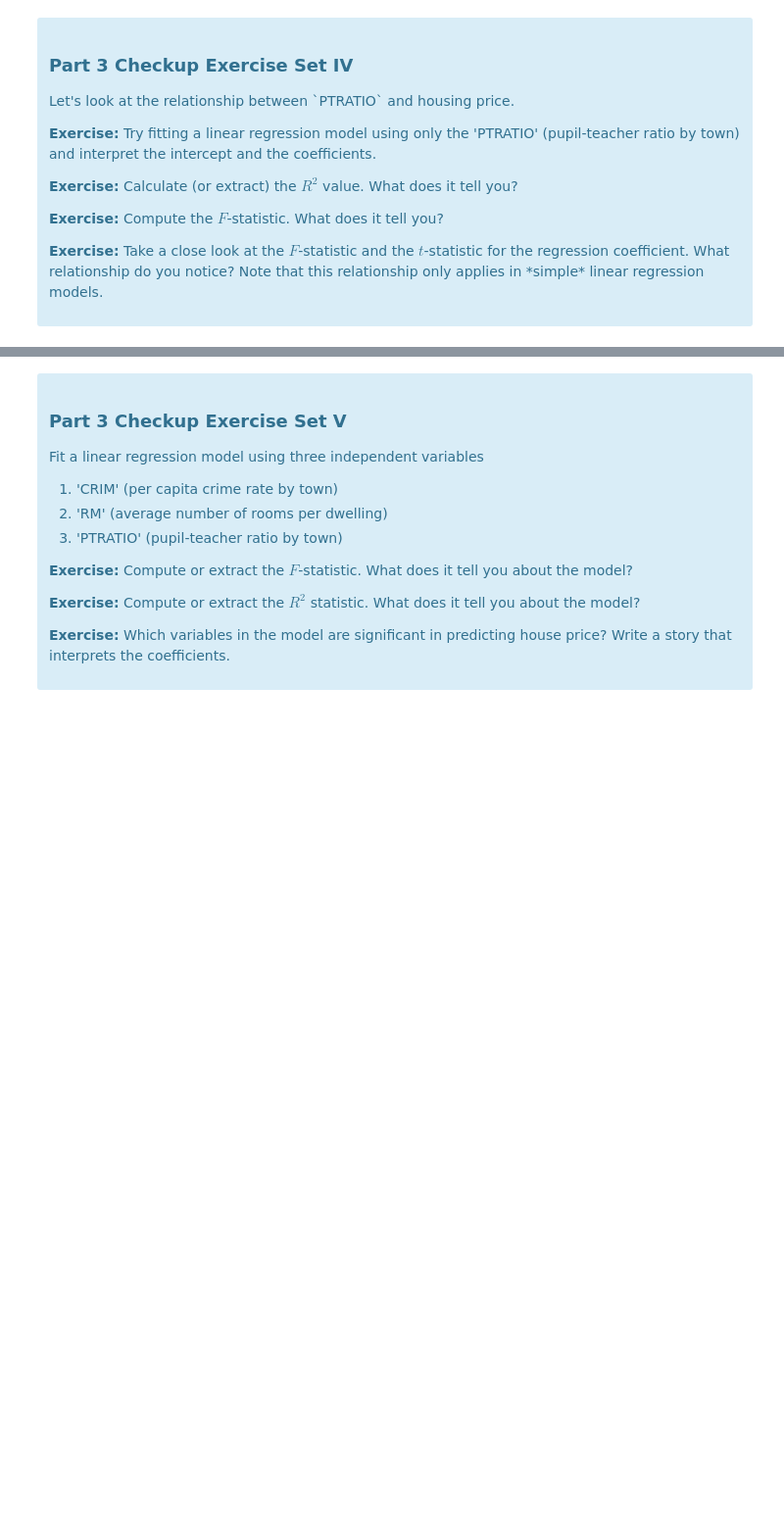
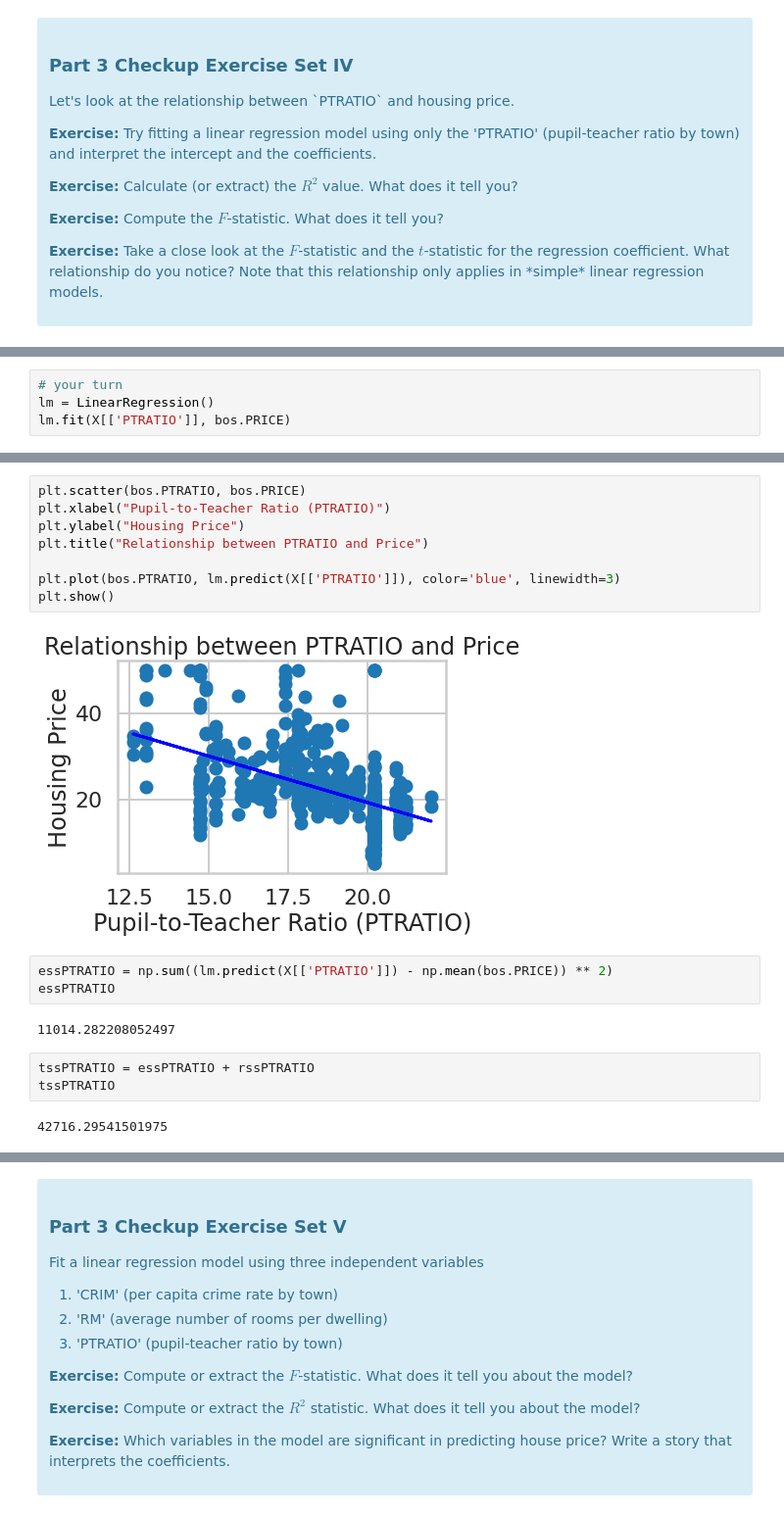
Before and after one commit to villafue/Python_Statistics, a Jupyter notebook: Boston_Mini_Project_Linear_Regression.ipynb, the cells around one changed output, grey strips where cells are left out. Shown at 98% size. Cells and saved outputs as stored; diff of their text form; blank space fills up the shorter version.

```diff
--- a/Boston_Mini_Project_Linear_Regression.ipynb
+++ b/Boston_Mini_Project_Linear_Regression.ipynb
@@ -777,0 +786,4 @@ Once we compute the $F$-statistic, we can use the $F$-distribution with $N-K$ an
+# %%
+# your turn
+lm = LinearRegression()
+lm.fit(X[['PTRATIO']], bos.PRICE)
@@ -777,0 +815,20 @@ Once we compute the $F$-statistic, we can use the $F$-distribution with $N-K$ an
+# %%
+plt.scatter(bos.PTRATIO, bos.PRICE)
+plt.xlabel("Pupil-to-Teacher Ratio (PTRATIO)")
+plt.ylabel("Housing Price")
+plt.title("Relationship between PTRATIO and Price")
+
+plt.plot(bos.PTRATIO, lm.predict(X[['PTRATIO']]), color='blue', linewidth=3)
+plt.show()
+# %% [output]
+[figure, added]
+# %%
+essPTRATIO = np.sum((lm.predict(X[['PTRATIO']]) - np.mean(bos.PRICE)) ** 2)
+essPTRATIO
+# %% [output]
+11014.282208052497
+# %%
+tssPTRATIO = essPTRATIO + rssPTRATIO
+tssPTRATIO
+# %% [output]
+42716.29541501975
```
Also changed, not shown: parts of 25 cells of this notebook.
